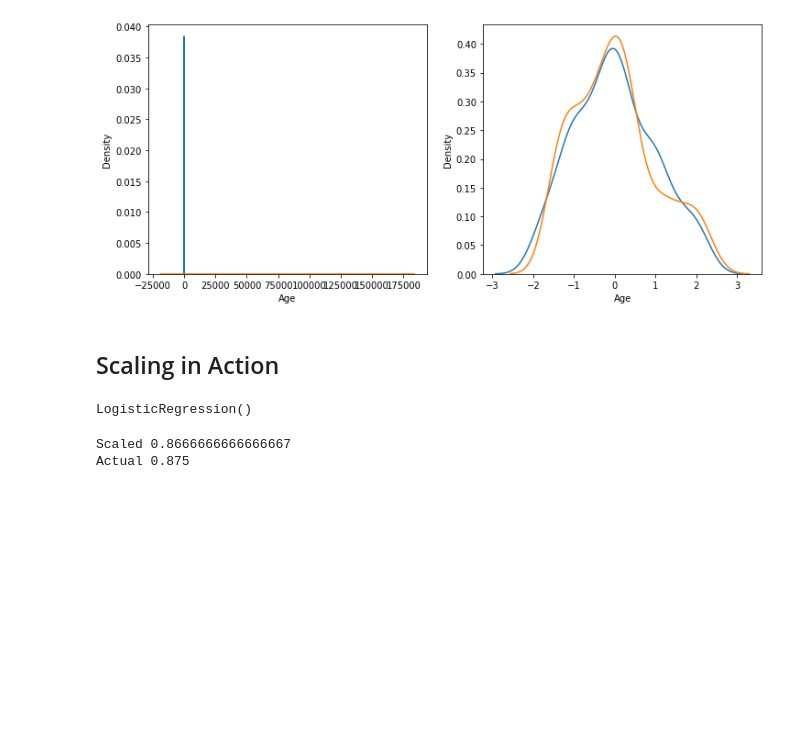
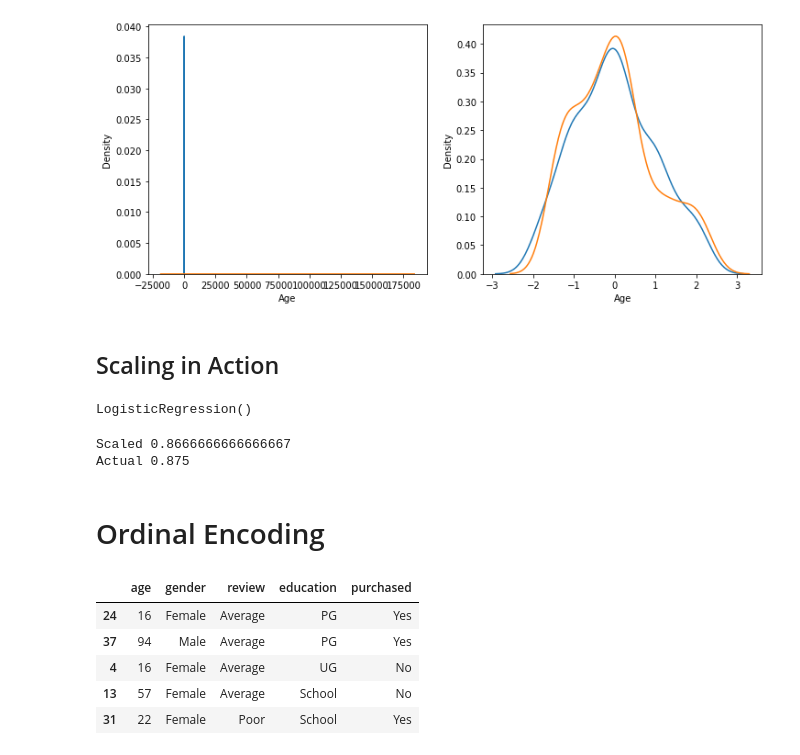
Before and after one commit to sujalthakuri/MLProjects, a Jupyter notebook: EDA/feature engineering.ipynb, the cells around one changed output. Saved outputs shown, nothing was run; the diff lists cells and outputs as text; code cells hidden in the pictures; blank space fills up the shorter version.

Commit message:
Label Encoding and Ordinal Encoding Added

```diff
--- a/EDA/feature engineering.ipynb
+++ b/EDA/feature engineering.ipynb
@@ -107,3 +107,16 @@ print('Actual',accuracy_score(y_test, y_pred))
 # %% [output]
 Scaled 0.8666666666666667
 Actual 0.875
+# %% [markdown]
+# Ordinal Encoding
+# %%
+df = pd.read_csv('customer.csv')
+# %%
+df.sample(5)
+# %% [output]
+|  | age | gender | review | education | purchased |
+| 24 | 16 | Female | Average | PG | Yes |
+| 37 | 94 | Male | Average | PG | Yes |
+| 4 | 16 | Female | Average | UG | No |
+| 13 | 57 | Female | Average | School | No |
+| 31 | 22 | Female | Poor | School | Yes |
```
Also changed, not shown: parts of 10 cells of this notebook, 1 other file.
